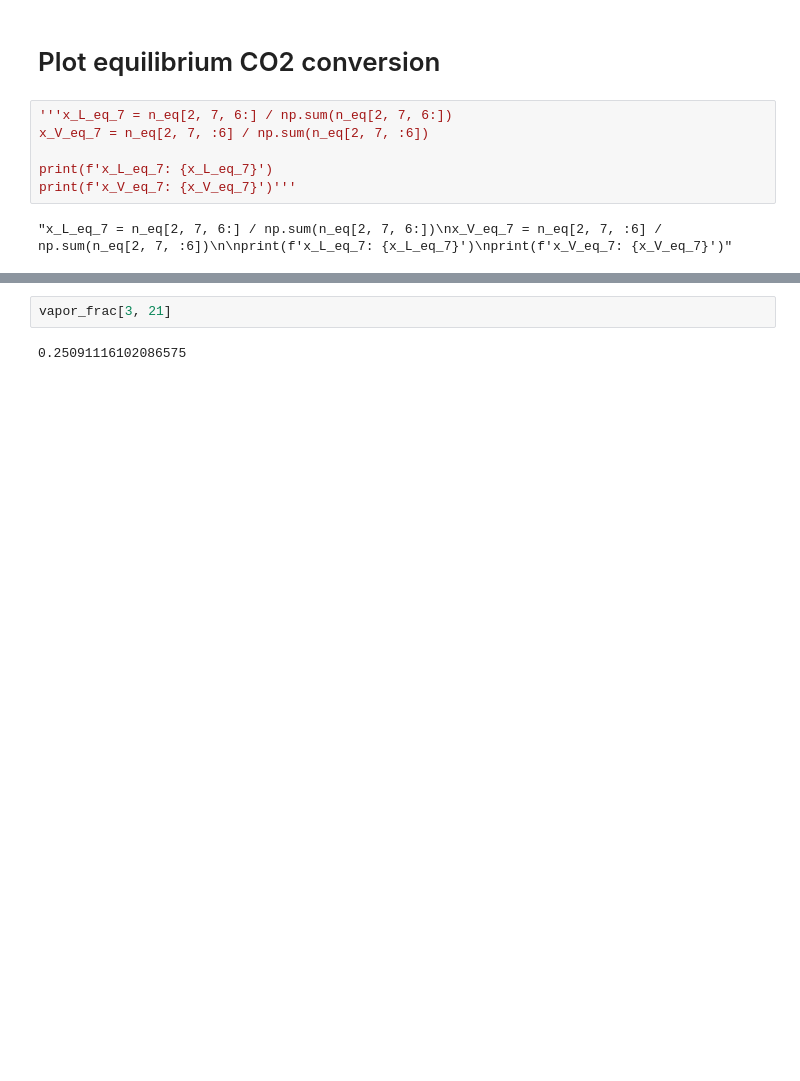
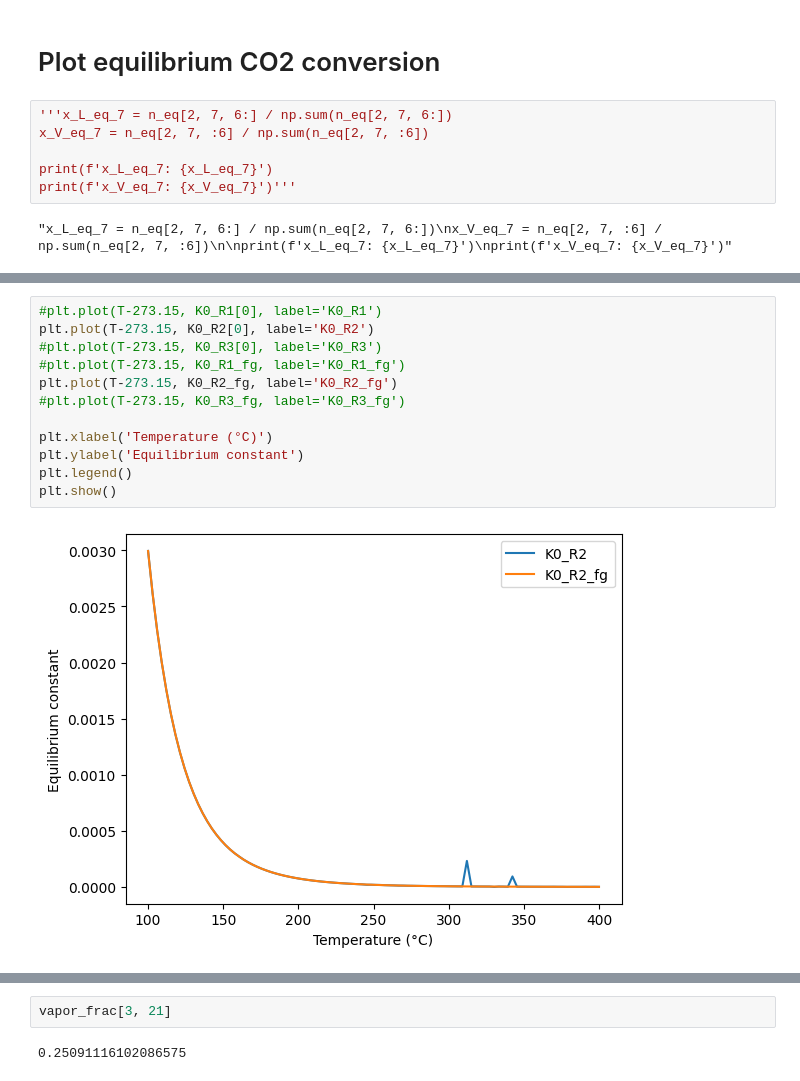
Before and after one commit to ChemRxnEngLab/GibbsEnergyMinimizationModel, a Jupyter notebook: PhaseStabilityTests/test.ipynb, the cells around one changed output, grey strips where cells are left out. Saved outputs shown, nothing was run; the diff lists cells and outputs as text; blank space fills up the shorter version.

Commit message:
added calculation of equilibrium constant of individual reactions in MeOH synthesis

```diff
--- a/PhaseStabilityTests/test.ipynb
+++ b/PhaseStabilityTests/test.ipynb
@@ -209,0 +244,14 @@ plt.show()
+# %%
+#plt.plot(T-273.15, K0_R1[0], label='K0_R1')
+plt.plot(T-273.15, K0_R2[0], label='K0_R2')
+#plt.plot(T-273.15, K0_R3[0], label='K0_R3')
+#plt.plot(T-273.15, K0_R1_fg, label='K0_R1_fg')
+plt.plot(T-273.15, K0_R2_fg, label='K0_R2_fg')
+#plt.plot(T-273.15, K0_R3_fg, label='K0_R3_fg')
+
+plt.xlabel('Temperature (°C)')
+plt.ylabel('Equilibrium constant')
+plt.legend()
+plt.show()
+# %% [output]
+[figure, added]
```
Also changed, not shown: parts of 21 cells of this notebook, 3 other files.
